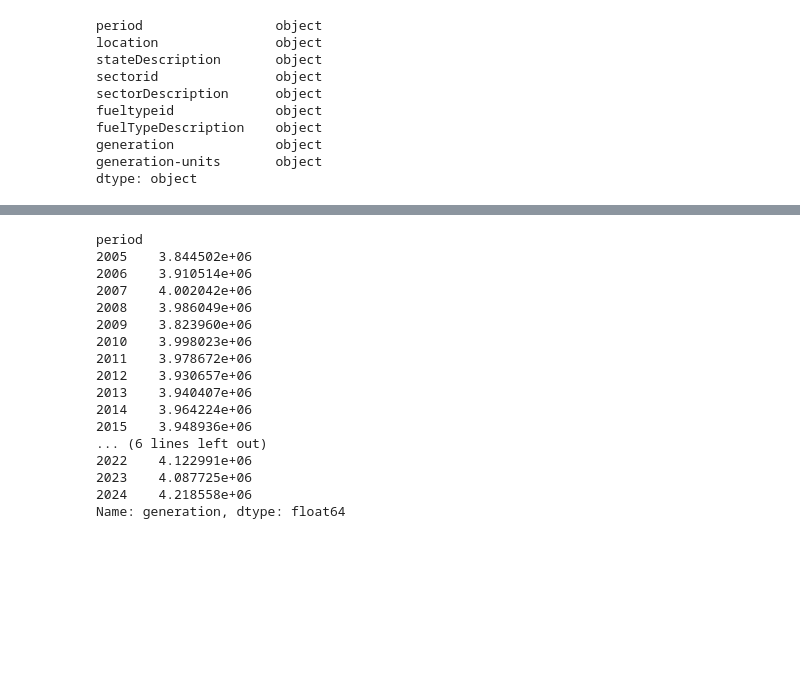
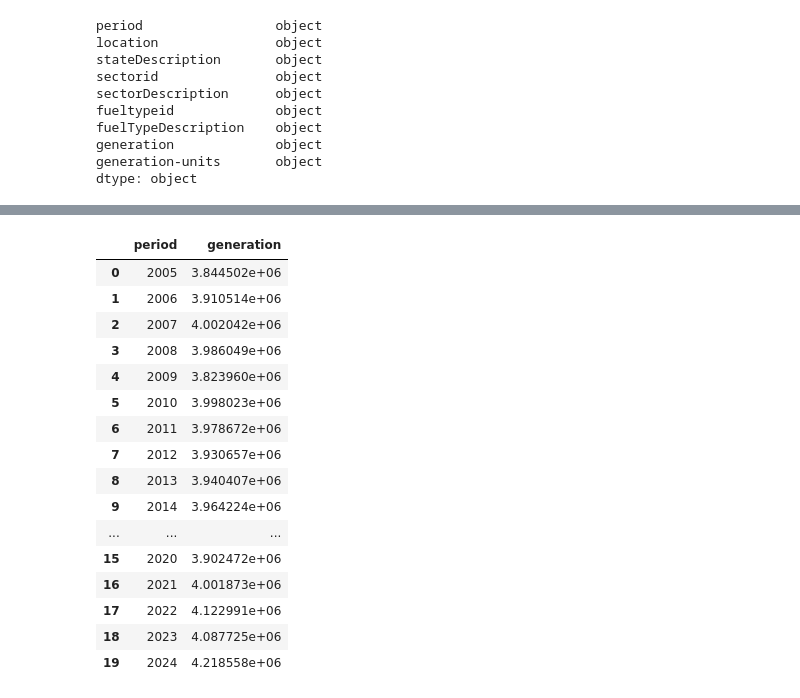
Before and after one commit to colleenpangilinan/us-emissions-dashboard, a Jupyter notebook: notebooks/01_fetch_data.ipynb, the cells around one changed output, grey strips where cells are left out. Saved outputs shown, nothing was run; the diff lists cells and outputs as text; code cells hidden in the pictures; blank space fills up the shorter version.

```diff
--- a/notebooks/01_fetch_data.ipynb
+++ b/notebooks/01_fetch_data.ipynb
@@ -175,26 +175,26 @@ path1 = '/Users/colleenpangilinan/Documents/Colleen_Projects/us-emissions-dashbo
 full_path = os.path.join(path1,filename1)
 eia_df.to_csv(full_path,index=False)
 # %%
-# carbon intensity
-eia_carbon_intensity_df = eia_df.copy()
-eia_carbon_intensity_df = eia_carbon_intensity_df.groupby('period')['generation'].sum()
-eia_carbon_intensity_df.head(20)
+# generation
+eia_generation = eia_df.groupby('period')['generation'].sum().reset_index()
+eia_generation.head(20)
+# print(len(eia_generation))
 # %% [output]
-period
-2005    3.844502e+06
-2006    3.910514e+06
-2007    4.002042e+06
-2008    3.986049e+06
-2009    3.823960e+06
-2010    3.998023e+06
-2011    3.978672e+06
-2012    3.930657e+06
-2013    3.940407e+06
-2014    3.964224e+06
-2015    3.948936e+06
-... (6 lines left out)
-2022    4.122991e+06
-2023    4.087725e+06
-2024    4.218558e+06
-Name: generation, dtype: float64
+|  | period | generation |
+| 0 | 2005 | 3.844502e+06 |
+| 1 | 2006 | 3.910514e+06 |
+| 2 | 2007 | 4.002042e+06 |
+| 3 | 2008 | 3.986049e+06 |
+| 4 | 2009 | 3.823960e+06 |
+| 5 | 2010 | 3.998023e+06 |
+| 6 | 2011 | 3.978672e+06 |
+| 7 | 2012 | 3.930657e+06 |
+| 8 | 2013 | 3.940407e+06 |
+| 9 | 2014 | 3.964224e+06 |
+| ... | ... | ... |
+| 15 | 2020 | 3.902472e+06 |
+| 16 | 2021 | 4.001873e+06 |
+| 17 | 2022 | 4.122991e+06 |
+| 18 | 2023 | 4.087725e+06 |
+| 19 | 2024 | 4.218558e+06 |
 # %%
```
Also changed, not shown: parts of 6 cells of this notebook, 3 other files.
